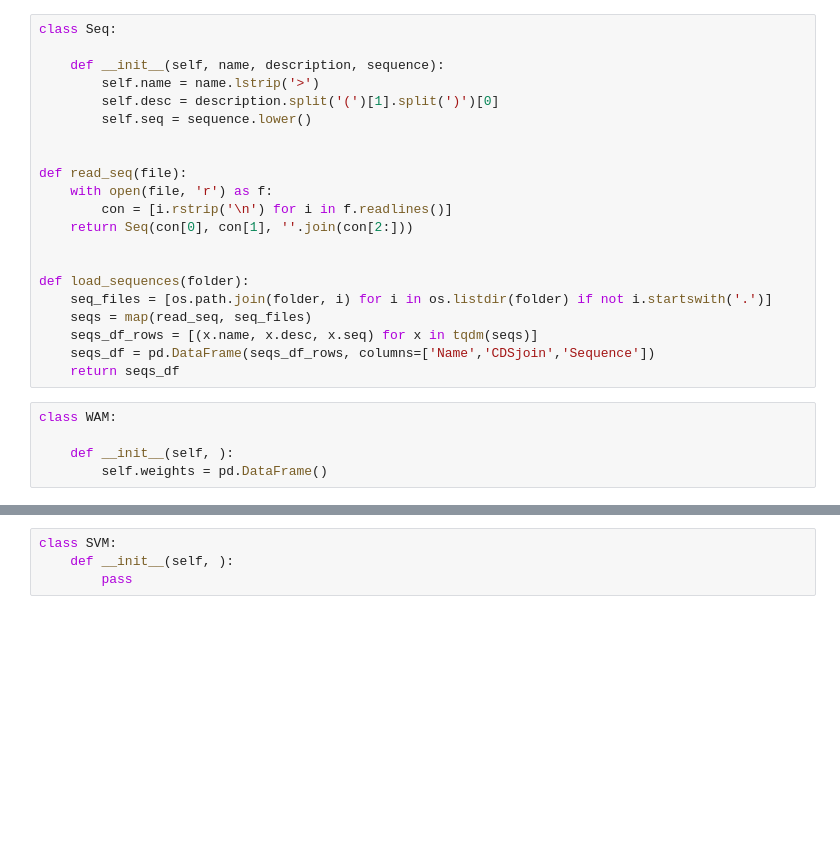
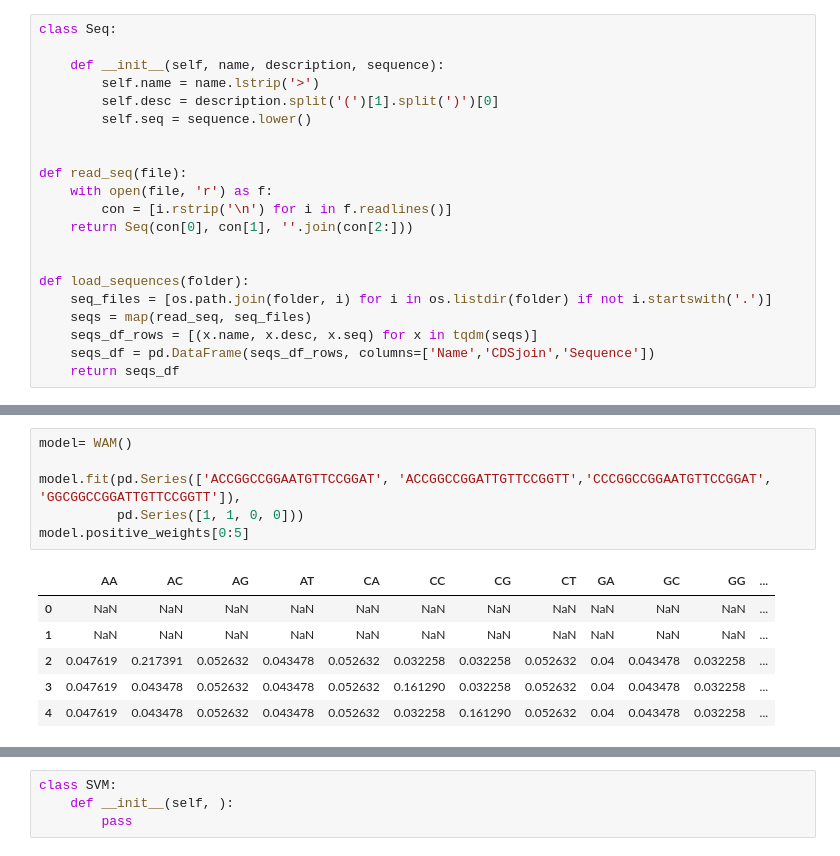
Before and after one commit to AdeBC/GSSR, a Jupyter notebook: Source/utils.ipynb, the cells around one changed output, grey strips where cells are left out. Drawn from its saved outputs; the diff is of its cells as text; blank space fills up the shorter version.

```diff
--- a/Source/utils.ipynb
+++ b/Source/utils.ipynb
@@ -23,8 +26,3 @@ def load_sequences(folder):
     seqs_df_rows = [(x.name, x.desc, x.seq) for x in tqdm(seqs)]
     seqs_df = pd.DataFrame(seqs_df_rows, columns=['Name','CDSjoin','Sequence'])
     return seqs_df
-# %%
-class WAM:
-
-    def __init__(self, ):
-        self.weights = pd.DataFrame()
@@ -34,0 +147,13 @@ class BN:
+# %%
+model= WAM()
+
+model.fit(pd.Series(['ACCGGCCGGAATGTTCCGGAT', 'ACCGGCCGGATTGTTCCGGTT','CCCGGCCGGAATGTTCCGGAT', 'GGCGGCCGGATTGTTCCGGTT']),
+          pd.Series([1, 1, 0, 0]))
+model.positive_weights[0:5]
+# %% [output]
+|  | AA | AC | AG | AT | CA | CC | CG | CT | GA | GC | GG | ... |
+| 0 | NaN | NaN | NaN | NaN | NaN | NaN | NaN | NaN | NaN | NaN | NaN | ... |
+| 1 | NaN | NaN | NaN | NaN | NaN | NaN | NaN | NaN | NaN | NaN | NaN | ... |
+| 2 | 0.047619 | 0.217391 | 0.052632 | 0.043478 | 0.052632 | 0.032258 | 0.032258 | 0.052632 | 0.04 | 0.043478 | 0.032258 | ... |
+| 3 | 0.047619 | 0.043478 | 0.052632 | 0.043478 | 0.052632 | 0.161290 | 0.032258 | 0.052632 | 0.04 | 0.043478 | 0.032258 | ... |
+| 4 | 0.047619 | 0.043478 | 0.052632 | 0.043478 | 0.052632 | 0.032258 | 0.161290 | 0.052632 | 0.04 | 0.043478 | 0.032258 | ... |
```
Also changed, not shown: parts of 14 cells of this notebook, 2 other files.
